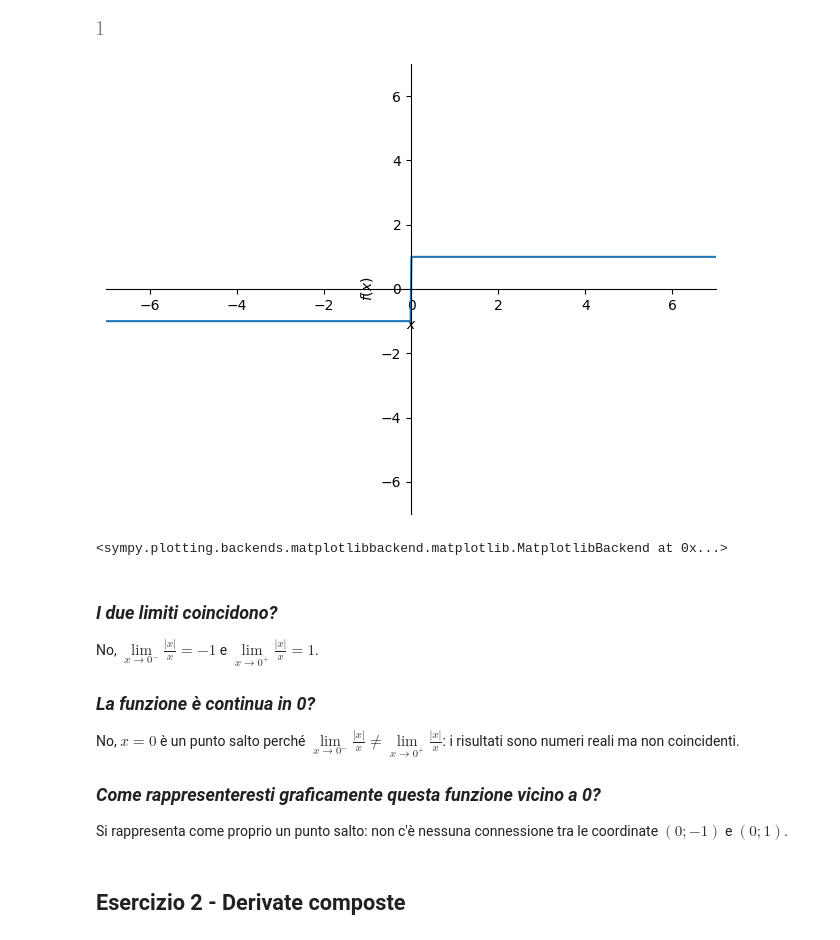
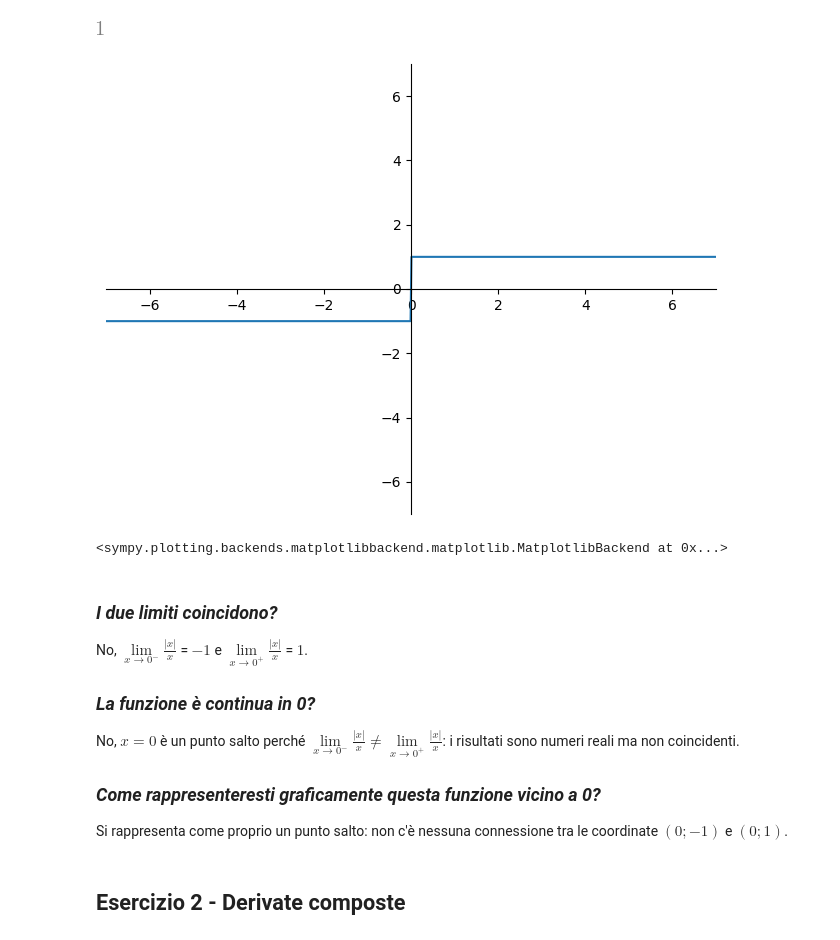
Before and after one commit to geesemain7/school_work, a Jupyter notebook: quinta/notebooks/sympy/esercizi_4-9.ipynb, the cells around one changed output. Cells and saved outputs as stored; diff of their text form; code cells hidden in the pictures.

```diff
--- a/quinta/notebooks/sympy/esercizi_4-9.ipynb
+++ b/quinta/notebooks/sympy/esercizi_4-9.ipynb
@@ -98,14 +98,14 @@ limit(f, x, 0, dir='+')
 # %% [output]
 [figure]
 # %%
-plot(f, xlim=plt_limit, ylim=plt_limit)
+plot(f, xlim=plt_limit, ylim=plt_limit, xlabel=None, ylabel=None)
 # %% [output]
-[figure, old version]
+[figure, new version]
 <sympy.plotting.backends.matplotlibbackend.matplotlib.MatplotlibBackend at 0x...>
 # %% [markdown]
 ### *I due limiti coincidono?*
 
-No, $\lim\limits_{x \to 0^-}\frac{|x|}{x} = -1$ e $\lim\limits_{x \to 0^+}\frac{|x|}{x} = 1 $.
+No, $\lim\limits_{x \to 0^-}\frac{|x|}{x}$ = $-1$ e $\lim\limits_{x \to 0^+}\frac{|x|}{x}$ = $1$.
 
 
 ### *La funzione è continua in 0?*
```
Also changed, not shown: parts of 1 cell of this notebook.
